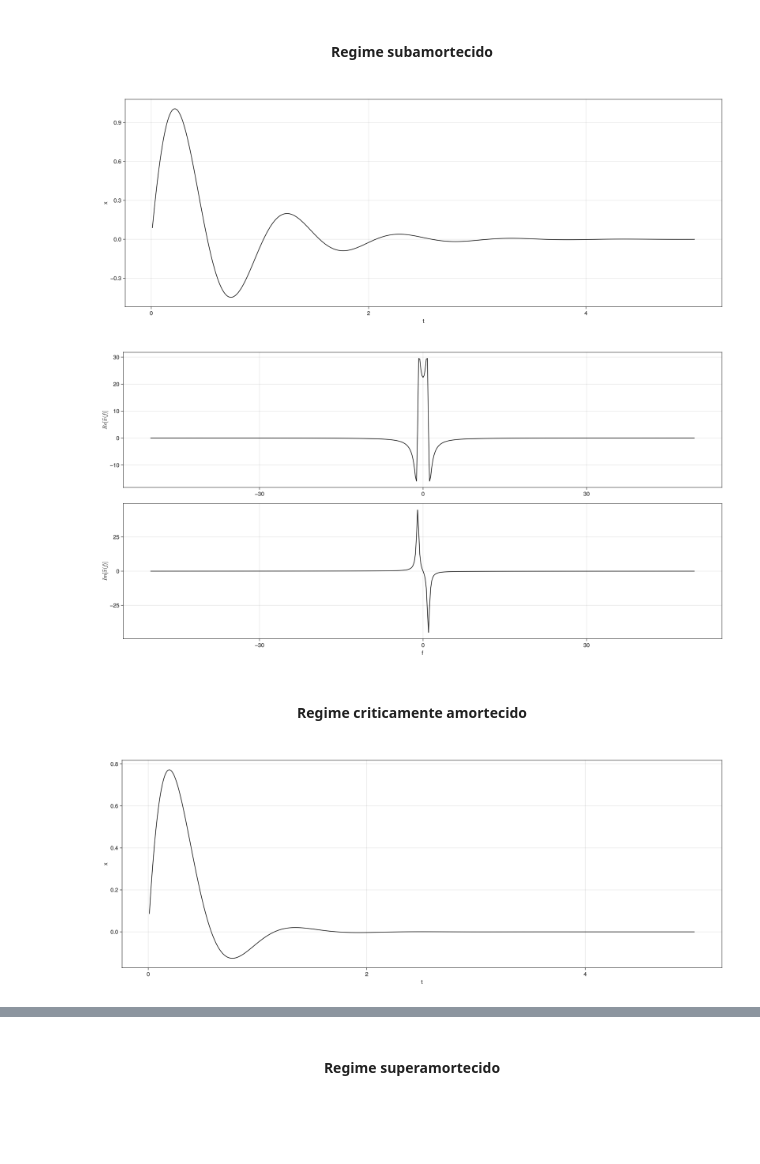
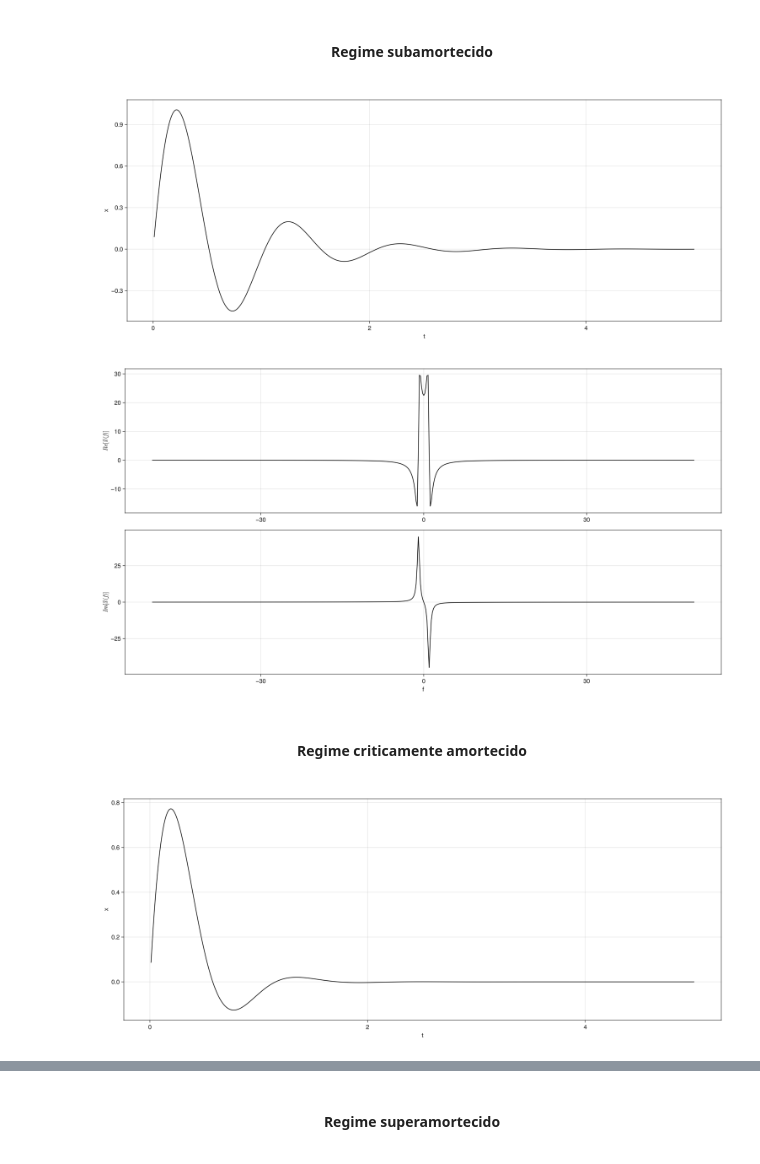
Before and after one commit to carlos-antunis-physics/notas-de-optica-nao-linear, a Jupyter notebook: notebooks/lecture-1.ipynb, the cells around one changed output, grey strips where cells are left out. Saved outputs shown, nothing was run; the diff lists cells and outputs as text; code cells hidden in the pictures; blank space fills up the shorter version.

```diff
--- a/notebooks/lecture-1.ipynb
+++ b/notebooks/lecture-1.ipynb
@@ -142,17 +169,17 @@ record(fig, "assets/lecture-1/underdamped-harmonic-oscillator.gif", ts; framerat
     display(fig);
 end;
 # %%
-fig = Figure(size = (1600, 600));
+fig = Figure(size = (1500, 600));
 ax = Axis(fig[1, 1], xlabel = "t", ylabel = "x");
 
 line = lines!(ax, ts, xs[2:end], color = :black);
 
 save("assets/lecture-1/underdamped-harmonic-oscillator.png", fig);
 display("image/png", read("assets/lecture-1/underdamped-harmonic-oscillator.png"));
 # %% [output]
-[figure, old version]
+[figure, new version]
 # %%
-fig = Figure(size = (1600, 800));
+fig = Figure(size = (1500, 800));
 ax = [
     Axis(fig[1, 1], ylabel = L"Re[\tilde{x}(f)]"),
     Axis(fig[2, 1], ylabel = L"Im[\tilde{x}(f)]", xlabel = "f")
@@ -166,7 +193,7 @@ line = lines!(ax[2], ωs, imag(f), color = :black);
 save("assets/lecture-1/underdamped-harmonic-oscillator-ft.png", fig);
 display("image/png", read("assets/lecture-1/underdamped-harmonic-oscillator-ft.png"));
 # %% [output]
-[figure, old version]
+[figure, new version]
 # %% [markdown]
 <div align="center">
 
@@ -203,7 +230,7 @@ record(fig, "assets/lecture-1/critically-damped-harmonic-oscillator.gif", ts; fr
     display(fig);
 end;
 # %%
-fig = Figure(size = (1600, 600));
+fig = Figure(size = (1500, 600));
 ax = Axis(fig[1, 1], xlabel = "t", ylabel = "x");
 
 line = lines!(ax, ts, xs[2:end], color = :black);
@@ -211,5 +238,5 @@ line = lines!(ax, ts, xs[2:end], color = :black);
 save("assets/lecture-1/critically-damped-harmonic-oscillator.png", fig);
 display("image/png", read("assets/lecture-1/critically-damped-harmonic-oscillator.png"));
 # %% [output]
-[figure, old version]
+[figure, new version]
 # %%
```
Also changed, not shown: parts of 19 cells of this notebook, 19 other files.
